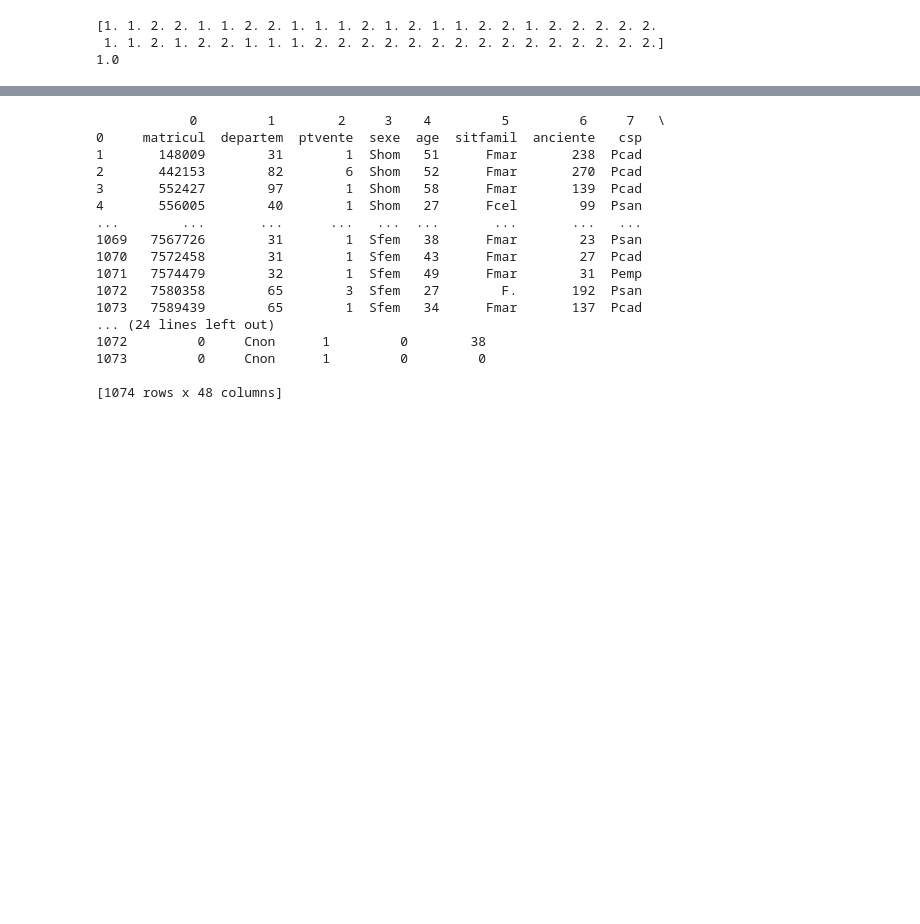
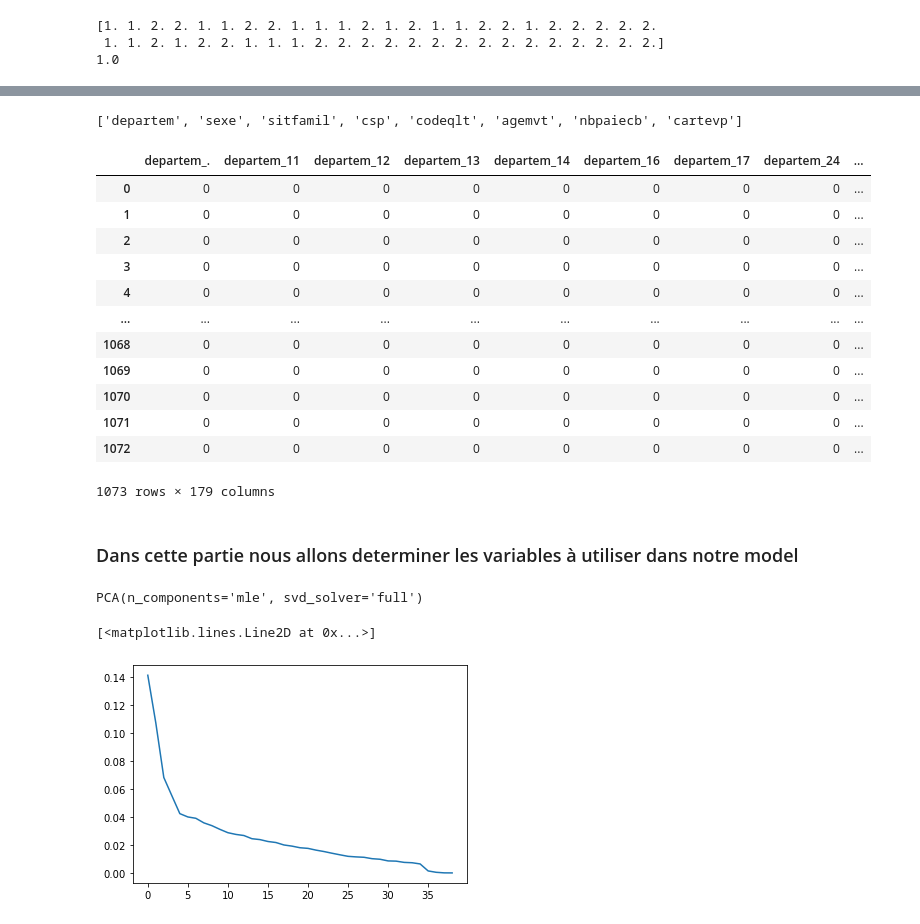
Before and after one commit to Gharbimohamed/Projet_data_science, a Jupyter notebook: script.ipynb, the cells around one changed output, grey strips where cells are left out. Saved outputs shown, nothing was run; the diff lists cells and outputs as text; code cells hidden in the pictures; blank space fills up the shorter version.

Commit message:
traitement des variables et choix des variable à utiliser

```diff
--- a/script.ipynb
+++ b/script.ipynb
@@ -431,5 +415,5 @@ les données :
 # %%
-def recuperer_donnee_vasapremier(fichier):
+def recuperer_donnee_visapremier(fichier):
 
     f = open(fichier, "r")
     matrice=[]
@@ -443,23 +427,63 @@ def recuperer_donnee_vasapremier(fichier):
     mat=pd.DataFrame(matrice)
 
     return mat
-data_visa_premier = recuperer_donnee_visapremier("data/VisaPremier.txt")
-print(data_visa_premier)
+
+#recuperer_donnee_visapremier("data/VisaPremier.txt")
+df_visa = pd.read_csv("data/Visapremier.txt", sep="\t")
+
+#Le jeu de donné ne continet donc pas de valeur NaN
+df_visa.isna().values.any()
+
+#On récupere toutes les valeurs qui ne sont pas numériques
+str_var = df_visa.select_dtypes(exclude=np.number).columns.tolist()
 # %% [output]
-            0         1        2     3    4         5         6     7   \
-0     matricul  departem  ptvente  sexe  age  sitfamil  anciente   csp
-1       148009        31        1  Shom   51      Fmar       238  Pcad
-2       442153        82        6  Shom   52      Fmar       270  Pcad
-3       552427        97        1  Shom   58      Fmar       139  Pcad
-4       556005        40        1  Shom   27      Fcel        99  Psan
-...        ...       ...      ...   ...  ...       ...       ...   ...
-1069   7567726        31        1  Sfem   38      Fmar        23  Psan
-1070   7572458        31        1  Sfem   43      Fmar        27  Pcad
-1071   7574479        32        1  Sfem   49      Fmar        31  Pemp
-1072   7580358        65        3  Sfem   27        F.       192  Psan
-1073   7589439        65        1  Sfem   34      Fmar       137  Pcad
-... (24 lines left out)
-1072         0     Cnon      1         0        38
-1073         0     Cnon      1         0         0
-
-[1074 rows x 48 columns]
+['departem', 'sexe', 'sitfamil', 'csp', 'codeqlt', 'agemvt', 'nbpaiecb', 'cartevp']
+|  | departem_. | departem_11 | departem_12 | departem_13 | departem_14 | departem_16 | departem_17 | departem_24 | ... |
+| 0 | 0 | 0 | 0 | 0 | 0 | 0 | 0 | 0 | ... |
+| 1 | 0 | 0 | 0 | 0 | 0 | 0 | 0 | 0 | ... |
+| 2 | 0 | 0 | 0 | 0 | 0 | 0 | 0 | 0 | ... |
+| 3 | 0 | 0 | 0 | 0 | 0 | 0 | 0 | 0 | ... |
+| 4 | 0 | 0 | 0 | 0 | 0 | 0 | 0 | 0 | ... |
+| ... | ... | ... | ... | ... | ... | ... | ... | ... | ... |
+| 1068 | 0 | 0 | 0 | 0 | 0 | 0 | 0 | 0 | ... |
+| 1069 | 0 | 0 | 0 | 0 | 0 | 0 | 0 | 0 | ... |
+| 1070 | 0 | 0 | 0 | 0 | 0 | 0 | 0 | 0 | ... |
+| 1071 | 0 | 0 | 0 | 0 | 0 | 0 | 0 | 0 | ... |
+| 1072 | 0 | 0 | 0 | 0 | 0 | 0 | 0 | 0 | ... |
+1073 rows × 179 columns
+# %% [markdown]
+### Dans cette partie nous allons determiner les variables à utiliser dans notre model
+# %%
+from sklearn import decomposition
+from sklearn.preprocessing import OrdinalEncoder
+
+#Outil pour passer de cat en nombre
+enc = OrdinalEncoder()
+df_visa_tr = df_visa.copy()
+
+#on remplace les valeurs categorielles en leur codage numerique
+df_visa_tr[str_var]=enc.fit_transform(df_visa[str_var])
+
+#recuperation de la variable à expliquer
+Y = df_visa_tr.cartevpr
+
+#suppression de la variable à expliquer (elle existe en double)
+df_visa_tr.drop(columns=['cartevp', 'cartevpr'], inplace=True)
+
+# Centrage et Réduction
+X_scale = preprocessing.StandardScaler().fit_transform(df_visa_tr)
+
+# Calcul des composantes principales
+pca = decomposition.PCA(n_components='mle', svd_solver='full')
+
+pca
+# %% [output]
+PCA(n_components='mle', svd_solver='full')
+# %%
+#Ici on verifie l'importance des composantes extraites par la pca en fonction de leur variance expliquée
+plt.plot(pca.explained_variance_ratio_)
+
+#On comprend que les ~20 premiers variables sont importantes et que le reste l'est moins
+# %% [output]
+[<matplotlib.lines.Line2D at 0x...>]
+[figure, added]
```
Also changed, not shown: parts of 4 cells of this notebook.
